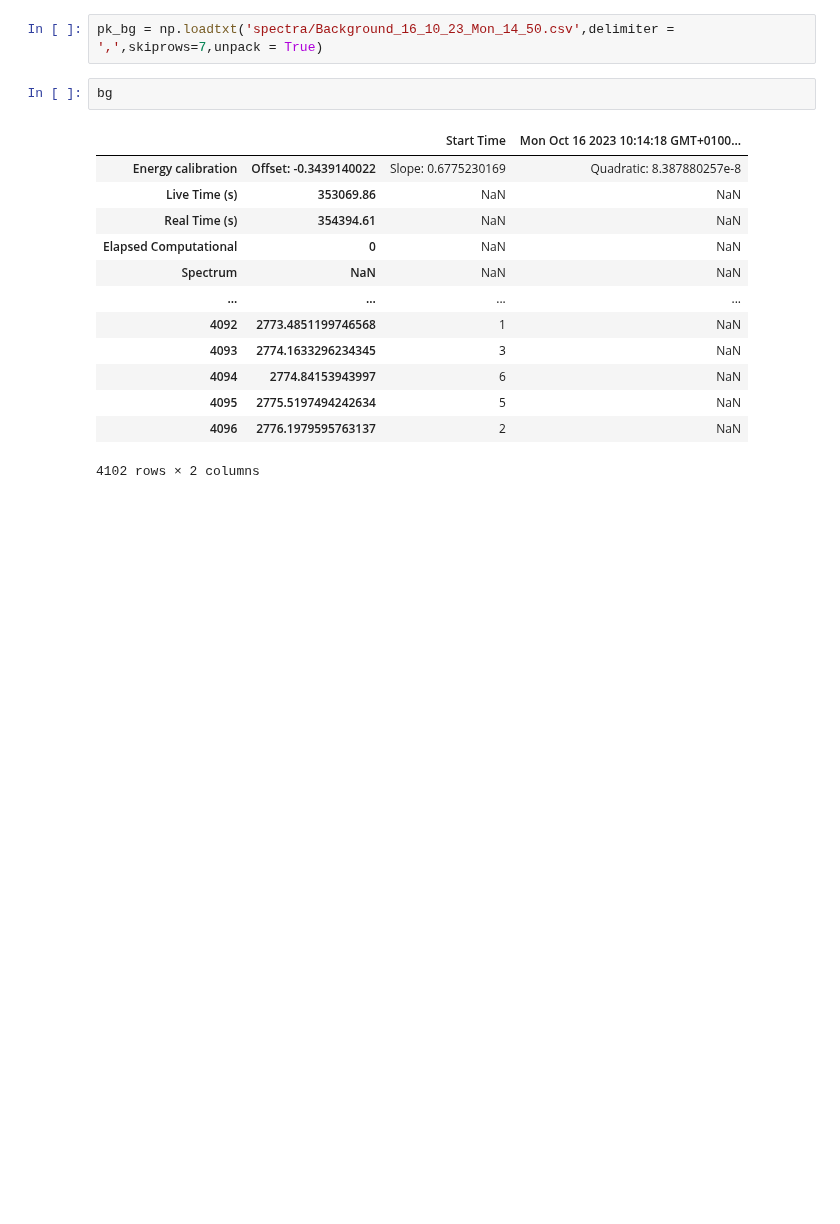
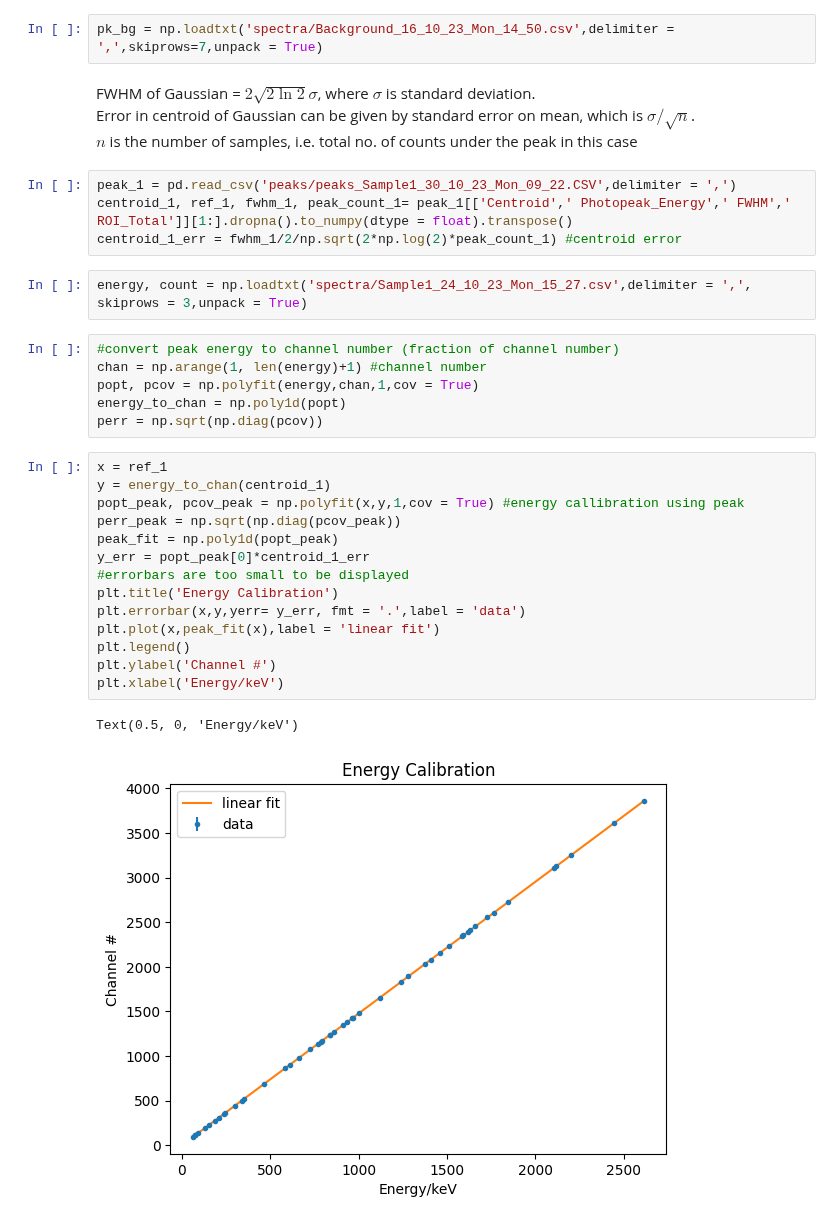
Before and after one commit to ngcnpeter/HPGe_lab_y3, a Jupyter notebook: spectal_analysis.ipynb, the cells around one changed output. Drawn from its saved outputs; the diff is of its cells as text; blank space fills up the shorter version.

Commit message:
energy calibration

```diff
--- a/spectal_analysis.ipynb
+++ b/spectal_analysis.ipynb
@@ -15,19 +30,36 @@ peaks, _ =signal.find_peaks(C_bg_spec)
 bg = pd.read_csv('spectra/Background_16_10_23_Mon_14_50.csv',delimiter = ',')
 # %%
 pk_bg = np.loadtxt('spectra/Background_16_10_23_Mon_14_50.csv',delimiter = ',',skiprows=7,unpack = True)
-# %%
-bg
-# %% [output]
-|  |  | Start Time | Mon Oct 16 2023 10:14:18 GMT+0100... |
-| Energy calibration | Offset: -0.3439140022 | Slope: 0.6775230169 | Quadratic: 8.387880257e-8 |
-| Live Time (s) | 353069.86 | NaN | NaN |
-| Real Time (s) | 354394.61 | NaN | NaN |
-| Elapsed Computational | 0 | NaN | NaN |
-| Spectrum | NaN | NaN | NaN |
-| ... | ... | ... | ... |
-| 4092 | 2773.4851199746568 | 1 | NaN |
-| 4093 | 2774.1633296234345 | 3 | NaN |
-| 4094 | 2774.84153943997 | 6 | NaN |
-| 4095 | 2775.5197494242634 | 5 | NaN |
-| 4096 | 2776.1979595763137 | 2 | NaN |
-4102 rows × 2 columns
+# %% [markdown]
+FWHM of Gaussian = $2\sqrt{2\ln{2}}\sigma$, where $\sigma$ is standard deviation. \
+Error in centroid of Gaussian can be given by standard error on mean, which is $\sigma/\sqrt{n}$. \
+$n$ is the number of samples, i.e. total no. of counts under the peak in this  case
+# %%
+peak_1 = pd.read_csv('peaks/peaks_Sample1_30_10_23_Mon_09_22.CSV',delimiter = ',')
+centroid_1, ref_1, fwhm_1, peak_count_1= peak_1[['Centroid',' Photopeak_Energy',' FWHM',' ROI_Total']][1:].dropna().to_numpy(dtype = float).transpose()
+centroid_1_err = fwhm_1/2/np.sqrt(2*np.log(2)*peak_count_1) #centroid error
+# %%
+energy, count = np.loadtxt('spectra/Sample1_24_10_23_Mon_15_27.csv',delimiter = ',', skiprows = 3,unpack = True)
+# %%
+#convert peak energy to channel number (fraction of channel number)
+chan = np.arange(1, len(energy)+1) #channel number
+popt, pcov = np.polyfit(energy,chan,1,cov = True)
+energy_to_chan = np.poly1d(popt)
+perr = np.sqrt(np.diag(pcov))
+# %%
+x = ref_1
+y = energy_to_chan(centroid_1)
+popt_peak, pcov_peak = np.polyfit(x,y,1,cov = True) #energy callibration using peak
+perr_peak = np.sqrt(np.diag(pcov_peak))
+peak_fit = np.poly1d(popt_peak)
+y_err = popt_peak[0]*centroid_1_err
+#errorbars are too small to be displayed
+plt.title('Energy Calibration')
+plt.errorbar(x,y,yerr= y_err, fmt = '.',label = 'data')
+plt.plot(x,peak_fit(x),label = 'linear fit')
+plt.legend()
+plt.ylabel('Channel #')
+plt.xlabel('Energy/keV')
+# %% [output]
+Text(0.5, 0, 'Energy/keV')
+[figure, added]
```
Also changed, not shown: parts of 5 cells of this notebook, 2 other files.
